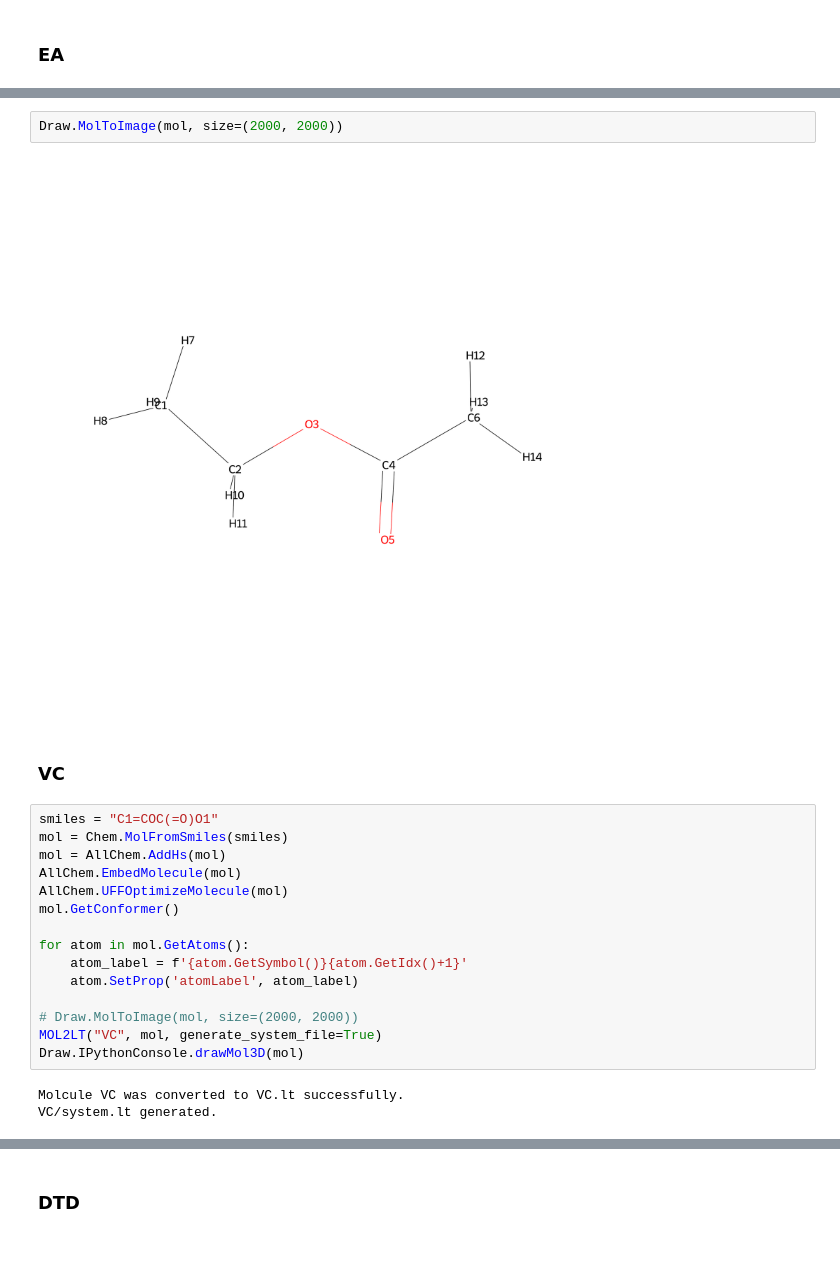
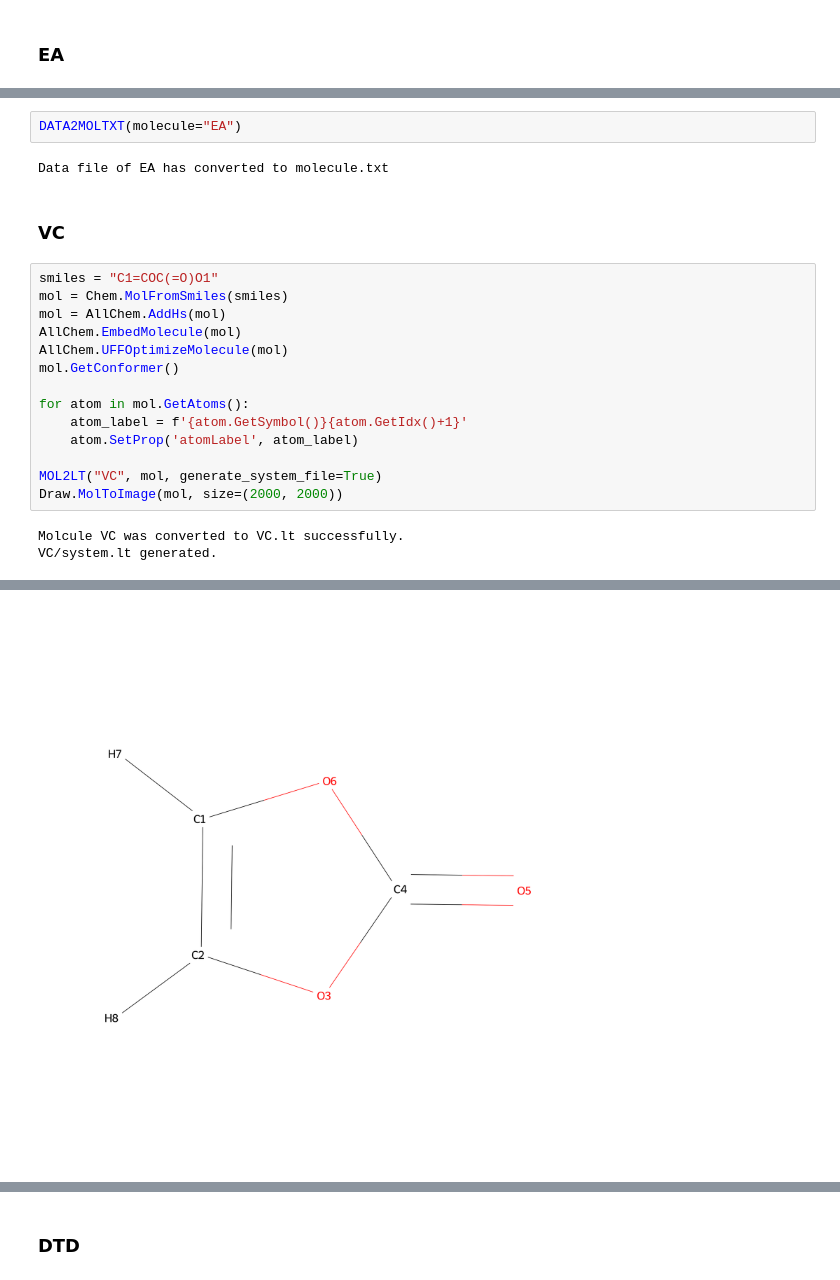
Before and after one commit to Andrewhuang723/ElectrolyteModeling, a Jupyter notebook: Electrolytes/visualized.ipynb, the cells around one changed output, grey strips where cells are left out. Saved outputs shown, nothing was run; the diff lists cells and outputs as text; blank space fills up the shorter version.

```diff
--- a/Electrolytes/visualized.ipynb
+++ b/Electrolytes/visualized.ipynb
@@ -183,7 +146,7 @@ EA/system.lt generated.
-# %%
-Draw.MolToImage(mol, size=(2000, 2000))
-# %% [output]
-[figure, removed]
+# %%
+DATA2MOLTXT(molecule="EA")
+# %% [output]
+Data file of EA has converted to molecule.txt
 # %% [markdown]
 ### VC
 # %%
@@ -198,9 +161,8 @@ for atom in mol.GetAtoms():
     atom_label = f'{atom.GetSymbol()}{atom.GetIdx()+1}'
     atom.SetProp('atomLabel', atom_label)
 
-# Draw.MolToImage(mol, size=(2000, 2000))
 MOL2LT("VC", mol, generate_system_file=True)
-Draw.IPythonConsole.drawMol3D(mol)
+Draw.MolToImage(mol, size=(2000, 2000))
 # %% [output]
 Molcule VC was converted to VC.lt successfully.
 VC/system.lt generated.
@@ -207,0 +169 @@ VC/system.lt generated.
+[figure, added]
```
Also changed, not shown: parts of 21 cells of this notebook, 48 other files.
